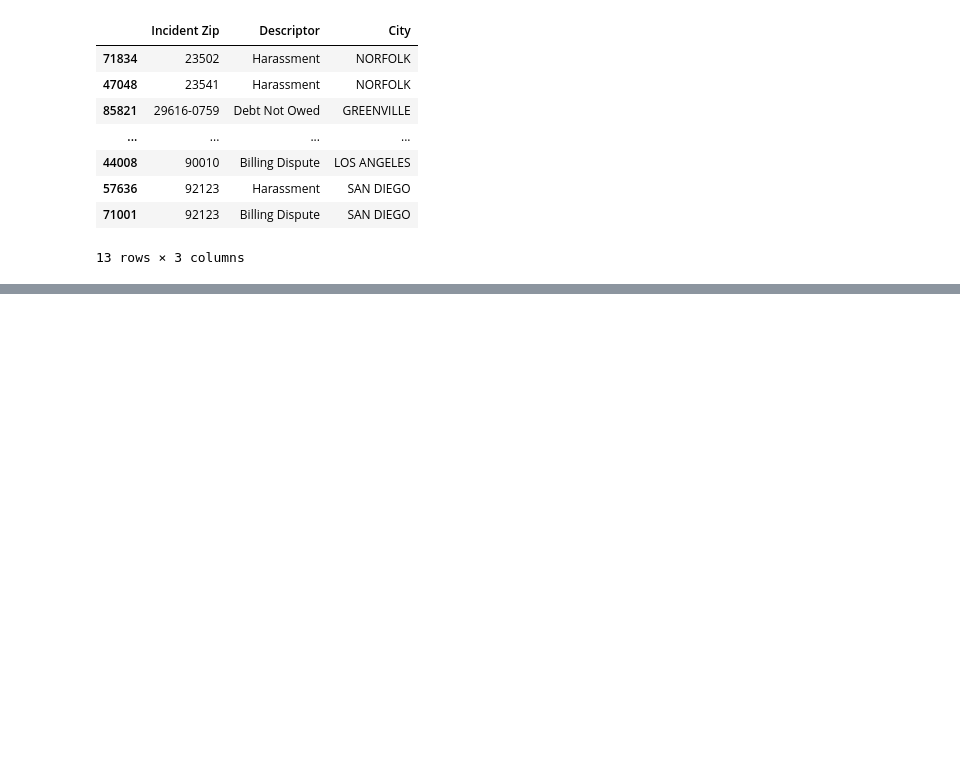
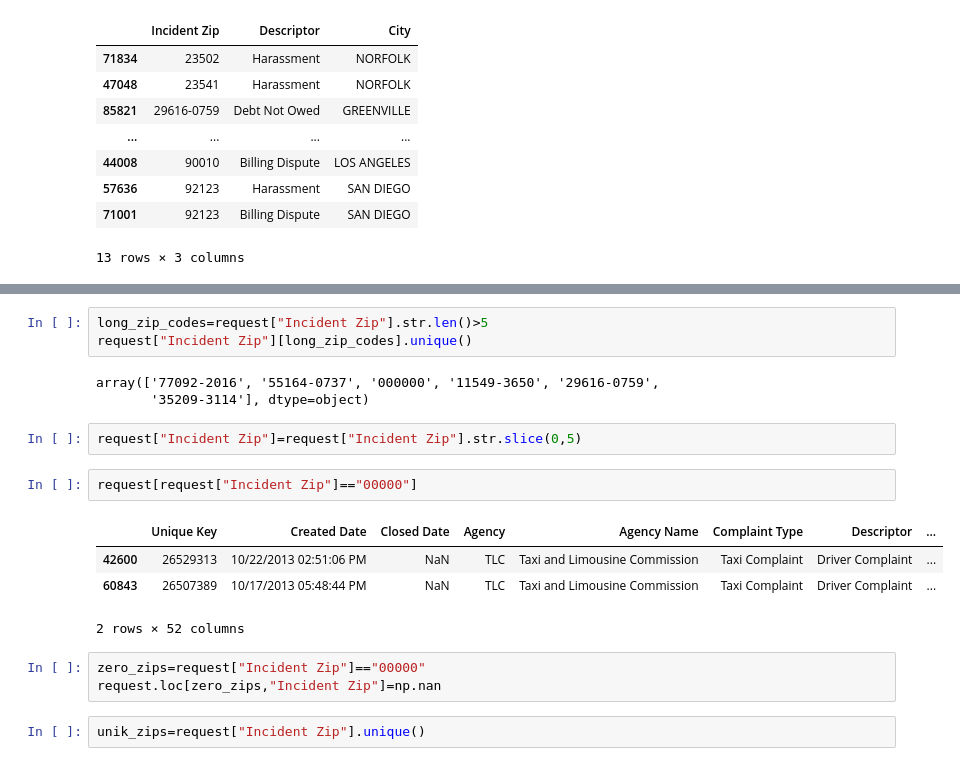
Before and after one commit to EkaterinaZernyukova/data_analysis, a Jupyter notebook: jupyter_notebook/durty_data.ipynb, the cells around one changed output, grey strips where cells are left out. Saved outputs shown, nothing was run; the diff lists cells and outputs as text; blank space fills up the shorter version.

```diff
--- a/jupyter_notebook/durty_data.ipynb
+++ b/jupyter_notebook/durty_data.ipynb
@@ -145,0 +161,20 @@ AttributeError: 'numpy.int64' object has no attribute 'plot'
+# %%
+long_zip_codes=request["Incident Zip"].str.len()>5
+request["Incident Zip"][long_zip_codes].unique()
+# %% [output]
+array(['77092-2016', '55164-0737', '000000', '11549-3650', '29616-0759',
+       '35209-3114'], dtype=object)
+# %%
+request["Incident Zip"]=request["Incident Zip"].str.slice(0,5)
+# %%
+request[request["Incident Zip"]=="00000"]
+# %% [output]
+|  | Unique Key | Created Date | Closed Date | Agency | Agency Name | Complaint Type | Descriptor | ... |
+| 42600 | 26529313 | 10/22/2013 02:51:06 PM | NaN | TLC | Taxi and Limousine Commission | Taxi Complaint | Driver Complaint | ... |
+| 60843 | 26507389 | 10/17/2013 05:48:44 PM | NaN | TLC | Taxi and Limousine Commission | Taxi Complaint | Driver Complaint | ... |
+2 rows × 52 columns
+# %%
+zero_zips=request["Incident Zip"]=="00000"
+request.loc[zero_zips,"Incident Zip"]=np.nan
+# %%
+unik_zips=request["Incident Zip"].unique()
```
Also changed, not shown: parts of 5 cells of this notebook.
